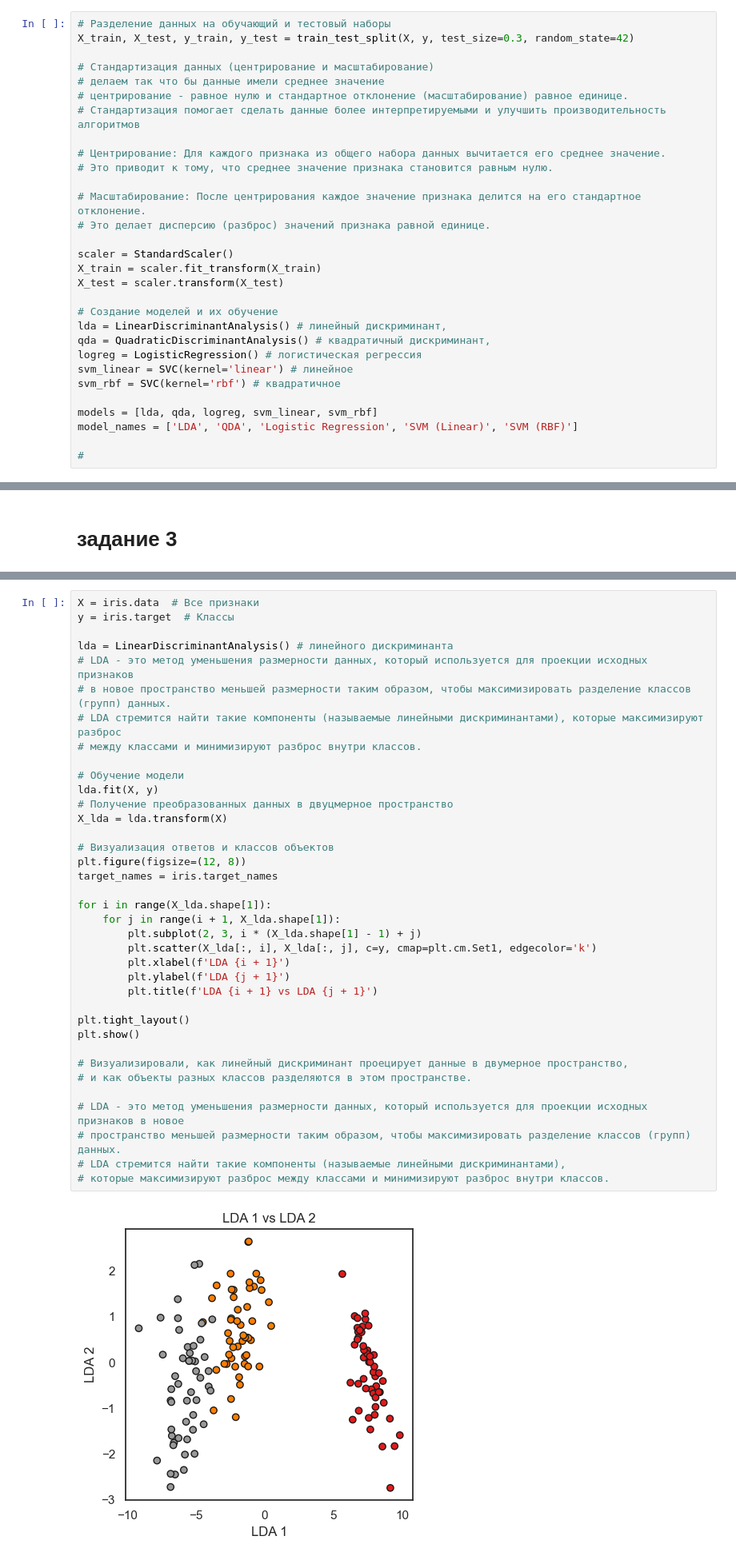
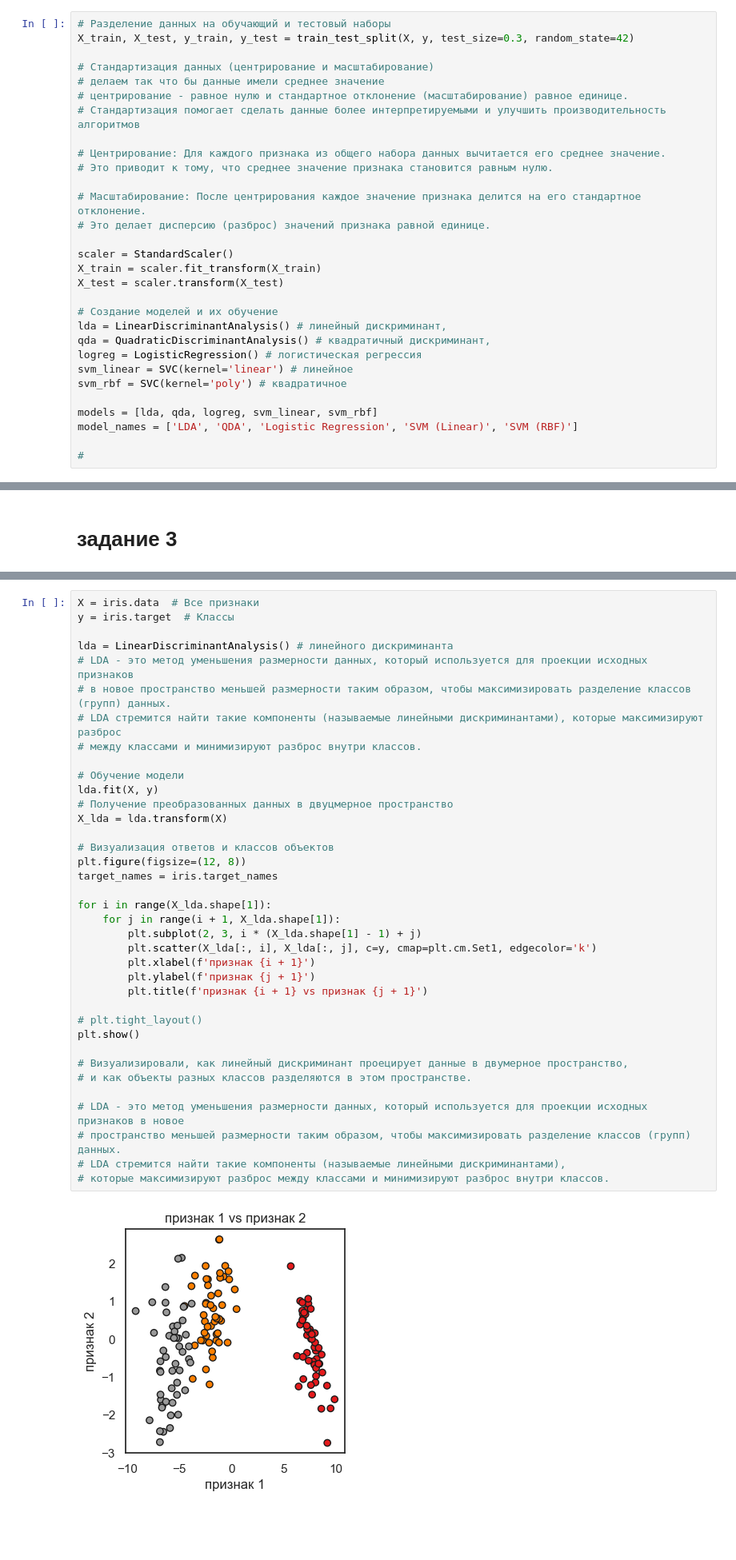
Before and after one commit to EmelyanovAlexey/solution_stat_theory, a Jupyter notebook: 1_task/lab_1.ipynb, the cells around one changed output, grey strips where cells are left out. Shown: that part at 80% size. Saved outputs shown, nothing was run; the diff lists cells and outputs as text; blank space fills up the shorter version.

```diff
--- a/1_task/lab_1.ipynb
+++ b/1_task/lab_1.ipynb
@@ -126,7 +133,7 @@ lda = LinearDiscriminantAnalysis() # линейный дискриминант,
 qda = QuadraticDiscriminantAnalysis() # квадратичный дискриминант,
 logreg = LogisticRegression() # логистическая регрессия
 svm_linear = SVC(kernel='linear') # линейное
-svm_rbf = SVC(kernel='rbf') # квадратичное
+svm_rbf = SVC(kernel='poly') # квадратичное
 
 models = [lda, qda, logreg, svm_linear, svm_rbf]
 model_names = ['LDA', 'QDA', 'Logistic Regression', 'SVM (Linear)', 'SVM (RBF)']
@@ -171,37 +207,37 @@ y = iris.target  # Классы
 lda = LinearDiscriminantAnalysis() # линейного дискриминанта
 # LDA - это метод уменьшения размерности данных, который используется для проекции исходных признаков
 # в новое пространство меньшей размерности таким образом, чтобы максимизировать разделение классов (групп) данных.
 # LDA стремится найти такие компоненты (называемые линейными дискриминантами), которые максимизируют разброс
 # между классами и минимизируют разброс внутри классов.
 
 # Обучение модели
 lda.fit(X, y)
 # Получение преобразованных данных в двуцмерное пространство
 X_lda = lda.transform(X)
 
 # Визуализация ответов и классов объектов
 plt.figure(figsize=(12, 8))
 target_names = iris.target_names
 
 for i in range(X_lda.shape[1]):
     for j in range(i + 1, X_lda.shape[1]):
         plt.subplot(2, 3, i * (X_lda.shape[1] - 1) + j)
         plt.scatter(X_lda[:, i], X_lda[:, j], c=y, cmap=plt.cm.Set1, edgecolor='k')
-        plt.xlabel(f'LDA {i + 1}')
-        plt.ylabel(f'LDA {j + 1}')
-        plt.title(f'LDA {i + 1} vs LDA {j + 1}')
+        plt.xlabel(f'признак {i + 1}')
+        plt.ylabel(f'признак {j + 1}')
+        plt.title(f'признак {i + 1} vs признак {j + 1}')
 
-plt.tight_layout()
+# plt.tight_layout()
 plt.show()
 
 # Визуализировали, как линейный дискриминант проецирует данные в двумерное пространство,
 # и как объекты разных классов разделяются в этом пространстве.
 
 # LDA - это метод уменьшения размерности данных, который используется для проекции исходных признаков в новое
 # пространство меньшей размерности таким образом, чтобы максимизировать разделение классов (групп) данных.
 # LDA стремится найти такие компоненты (называемые линейными дискриминантами),
 # которые максимизируют разброс между классами и минимизируют разброс внутри классов.
 # %% [output]
-[figure, old version]
+[figure, new version]
 # %% [markdown]
 # задание 4
```
Also changed, not shown: parts of 8 cells of this notebook, 5 other files.
